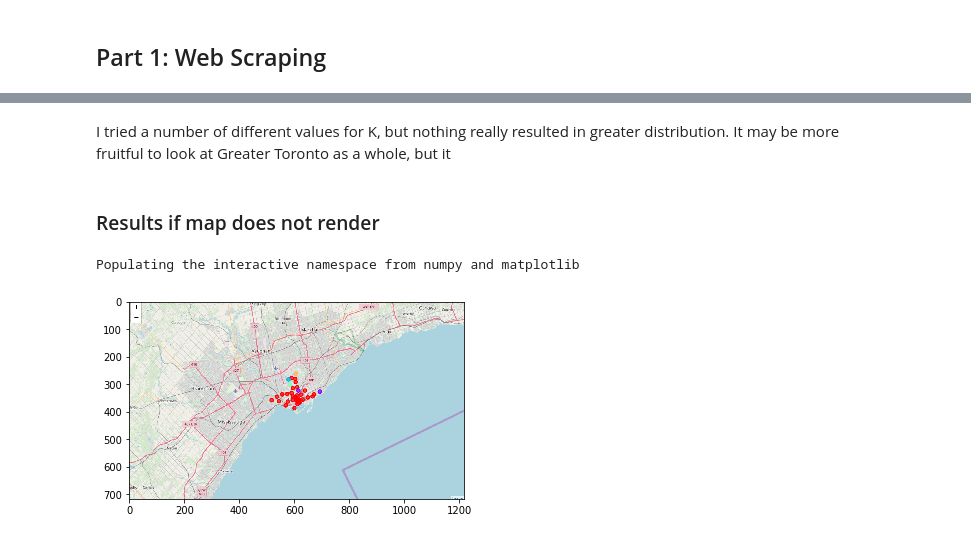
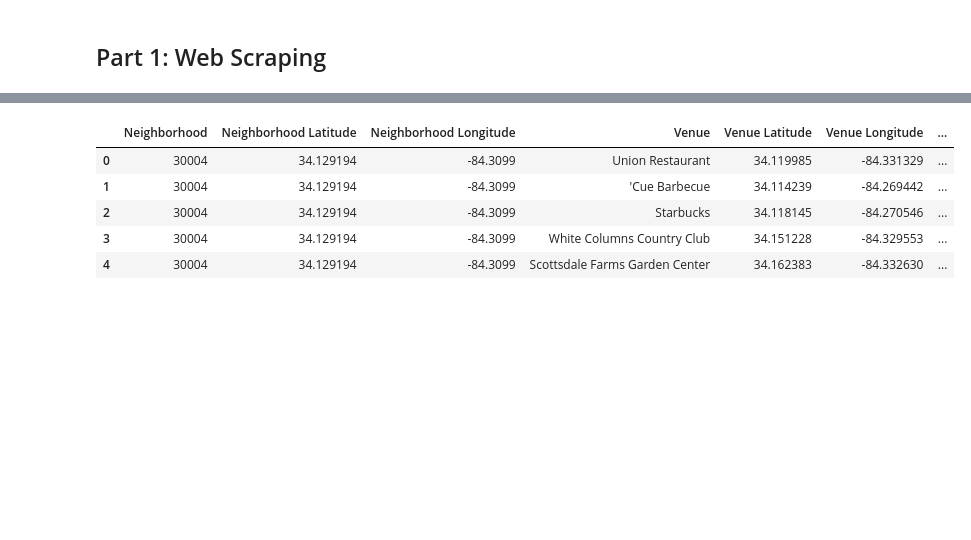
Before and after one commit to MattWittbrodt/capstone_project, a Jupyter notebook: Capstone_Week1_Business Problem.ipynb, the cells around one changed output, grey strips where cells are left out. Drawn from its saved outputs; the diff is of its cells as text; code cells hidden in the pictures; blank space fills up the shorter version.

```diff
--- a/Capstone_Week1_Business Problem.ipynb
+++ b/Capstone_Week1_Business Problem.ipynb
@@ -128,0 +127,22 @@ all_df.head()
+# %%
+## Looking at where the locations are
+import folium
+
+# create map of New York using latitude and longitude values
+map_atl = folium.Map(location=[33.7676338, -84.5606894], zoom_start=10)
+
+# add markers to map
+for lat, lng, borough in zip(all_df['latitude'], all_df['longitude'], all_df['zipcode']):
+    #label = str(borough)
+    #label = folium.Popup(label, parse_html=True)
+    folium.CircleMarker(
+        [lat, lng],
+        radius=5,
+        popup=borough,
+        color='blue',
+        fill=True,
+        fill_color='#3186cc',
+        fill_opacity=0.7,
+        parse_html=False).add_to(map_atl)
+
+map_atl
@@ -129,6 +164,2 @@ all_df.head()
 # %% [markdown]
 ## Part 1: Web Scraping
-# %%
-from bs4 import BeautifulSoup
-import requests
-url = "https://en.wikipedia.org/wiki/List_of_postal_codes_of_Canada:_M"
@@ -163 +213,7 @@ df2.head()
+# %%
+LIMIT = 200
+atl_venues = getNearbyVenues(names=all_df['zipcode'],
+                                   latitudes=all_df['latitude'],
+                                   longitudes=all_df['longitude'],
+                                  radius = 5000)
 # %%
@@ -442,14 +223,9 @@ map_toronto
-# %% [markdown]
-I tried a number of different values for K, but nothing really resulted in greater distribution. It may be more fruitful to look at Greater Toronto as a whole, but it
-# %% [markdown]
-### Results if map does not render
-# %%
-%pylab inline
-import matplotlib.pyplot as plt
-import matplotlib.image as mpimg
-img=mpimg.imread('toronto_map.png')
-imgplot = plt.imshow(img)
-plt.show()
-# %% [output]
-Populating the interactive namespace from numpy and matplotlib
-[figure, removed]
+# %%
+atl_venues.head()
+# %% [output]
+|  | Neighborhood | Neighborhood Latitude | Neighborhood Longitude | Venue | Venue Latitude | Venue Longitude | ... |
+| 0 | 30004 | 34.129194 | -84.3099 | Union Restaurant | 34.119985 | -84.331329 | ... |
+| 1 | 30004 | 34.129194 | -84.3099 | 'Cue Barbecue | 34.114239 | -84.269442 | ... |
+| 2 | 30004 | 34.129194 | -84.3099 | Starbucks | 34.118145 | -84.270546 | ... |
+| 3 | 30004 | 34.129194 | -84.3099 | White Columns Country Club | 34.151228 | -84.329553 | ... |
+| 4 | 30004 | 34.129194 | -84.3099 | Scottsdale Farms Garden Center | 34.162383 | -84.332630 | ... |
```
Also changed, not shown: parts of 44 cells of this notebook.
